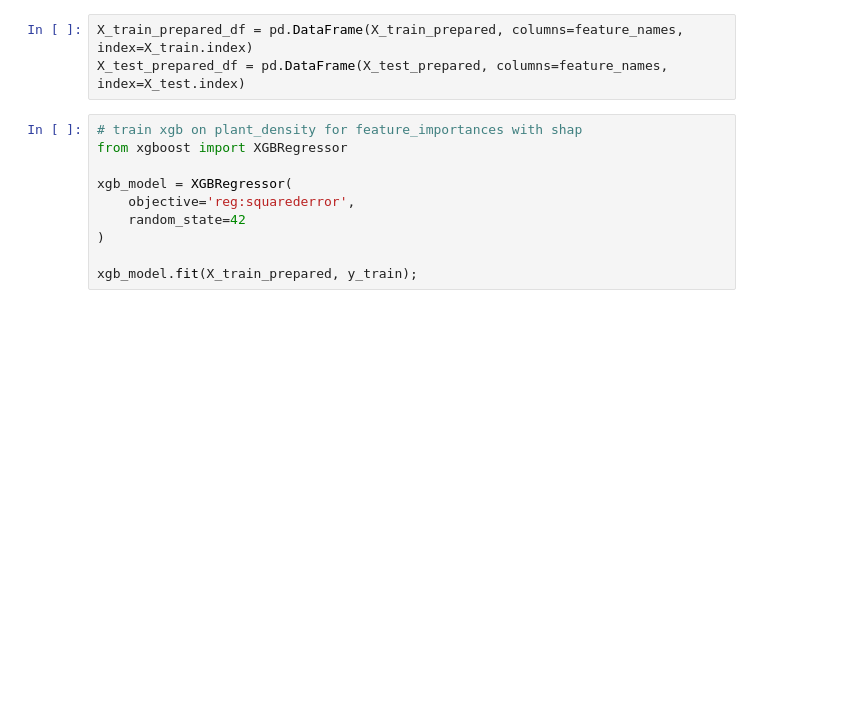
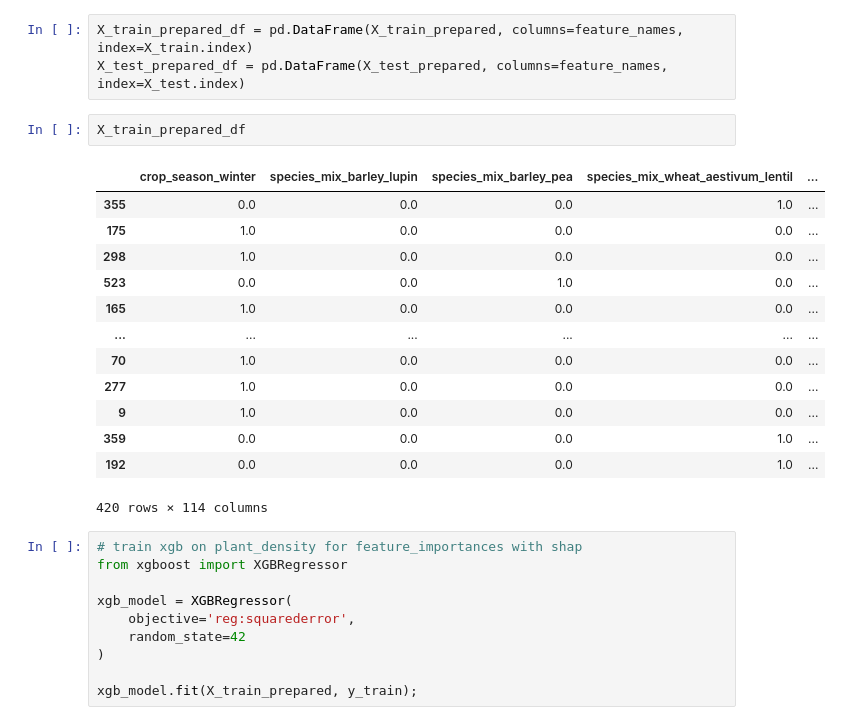
Before and after one commit to kabsmeiou/plant-density, a Jupyter notebook: notebook.ipynb, the cells around one changed output. Cells and saved outputs as stored; diff of their text form; blank space fills up the shorter version.

```diff
--- a/notebook.ipynb
+++ b/notebook.ipynb
@@ -265,6 +271,22 @@ feature_names = get_feature_names(preprocessor)
 # %%
 X_train_prepared_df = pd.DataFrame(X_train_prepared, columns=feature_names, index=X_train.index)
 X_test_prepared_df = pd.DataFrame(X_test_prepared, columns=feature_names, index=X_test.index)
+# %%
+X_train_prepared_df
+# %% [output]
+|  | crop_season_winter | species_mix_barley_lupin | species_mix_barley_pea | species_mix_wheat_aestivum_lentil | ... |
+| 355 | 0.0 | 0.0 | 0.0 | 1.0 | ... |
+| 175 | 1.0 | 0.0 | 0.0 | 0.0 | ... |
+| 298 | 1.0 | 0.0 | 0.0 | 0.0 | ... |
+| 523 | 0.0 | 0.0 | 1.0 | 0.0 | ... |
+| 165 | 1.0 | 0.0 | 0.0 | 0.0 | ... |
+| ... | ... | ... | ... | ... | ... |
+| 70 | 1.0 | 0.0 | 0.0 | 0.0 | ... |
+| 277 | 1.0 | 0.0 | 0.0 | 0.0 | ... |
+| 9 | 1.0 | 0.0 | 0.0 | 0.0 | ... |
+| 359 | 0.0 | 0.0 | 0.0 | 1.0 | ... |
+| 192 | 0.0 | 0.0 | 0.0 | 1.0 | ... |
+420 rows × 114 columns
 # %%
 # train xgb on plant_density for feature_importances with shap
 from xgboost import XGBRegressor
```
Also changed, not shown: parts of 6 cells of this notebook, 10 other files.
